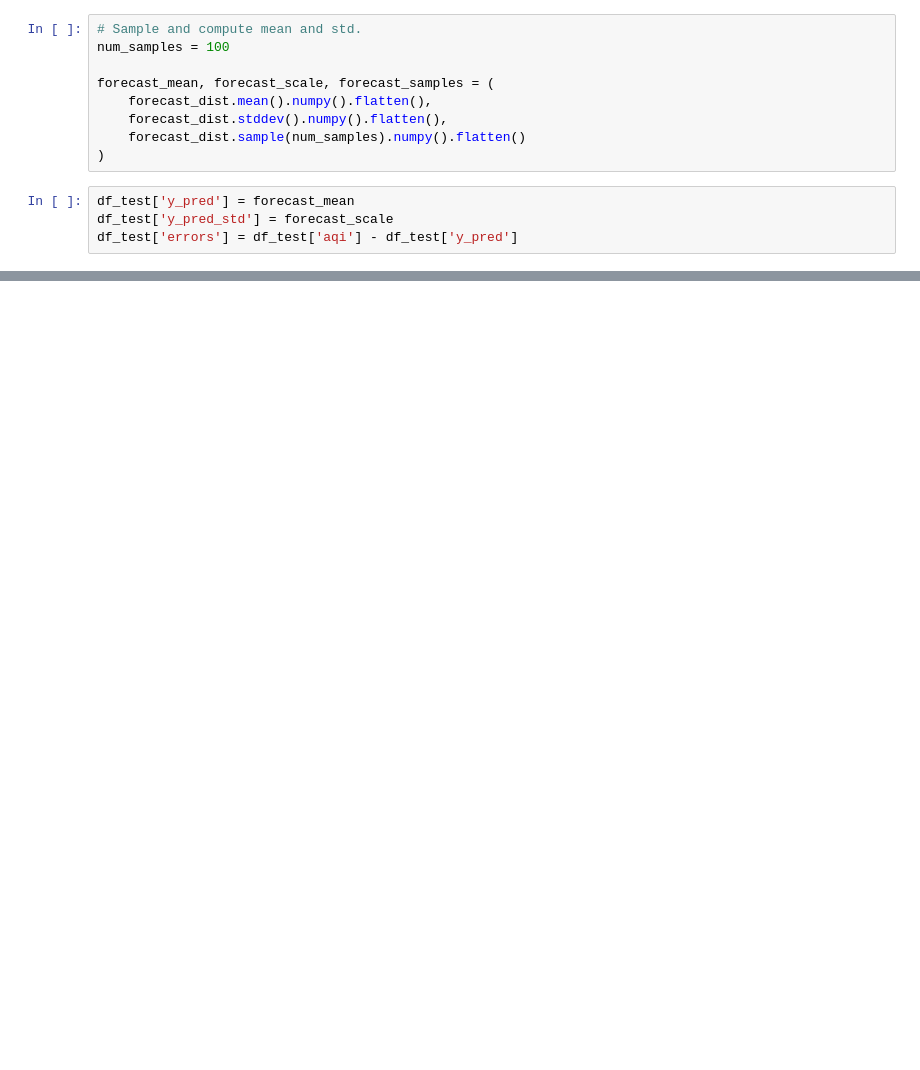
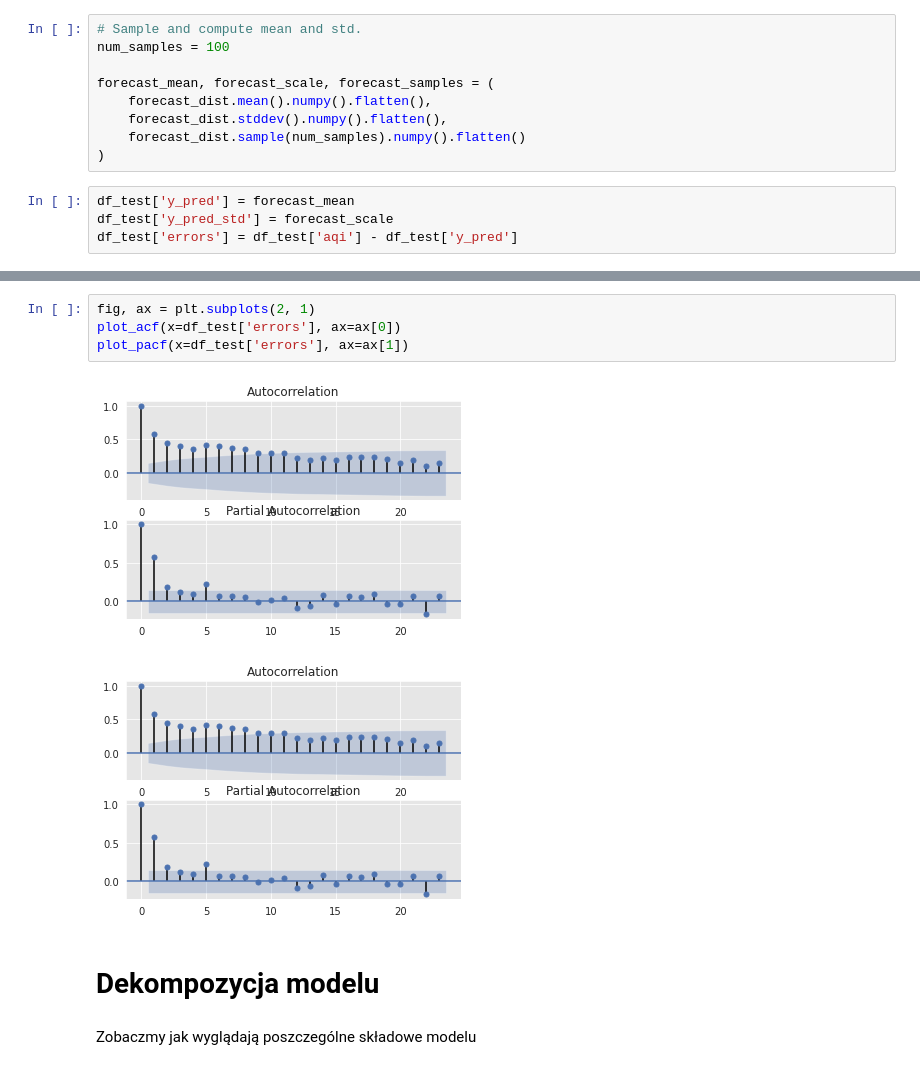
Before and after one commit to PrzemyslawSarnacki/AirQualityPrediction, a Jupyter notebook: seasonal_analisys.ipynb, the cells around one changed output, grey strips where cells are left out. Saved outputs shown, nothing was run; the diff lists cells and outputs as text; blank space fills up the shorter version.

```diff
--- a/seasonal_analisys.ipynb
+++ b/seasonal_analisys.ipynb
@@ -596,0 +681,11 @@ ax.lines[1].set_linestyle('--')
+# %%
+fig, ax = plt.subplots(2, 1)
+plot_acf(x=df_test['errors'], ax=ax[0])
+plot_pacf(x=df_test['errors'], ax=ax[1])
+# %% [output]
+[figure, added]
+[figure, added]
+# %% [markdown]
+# Dekompozycja modelu
+# %% [markdown]
+Zobaczmy jak wyglądają poszczególne składowe modelu
```
Also changed, not shown: parts of 47 cells of this notebook.
